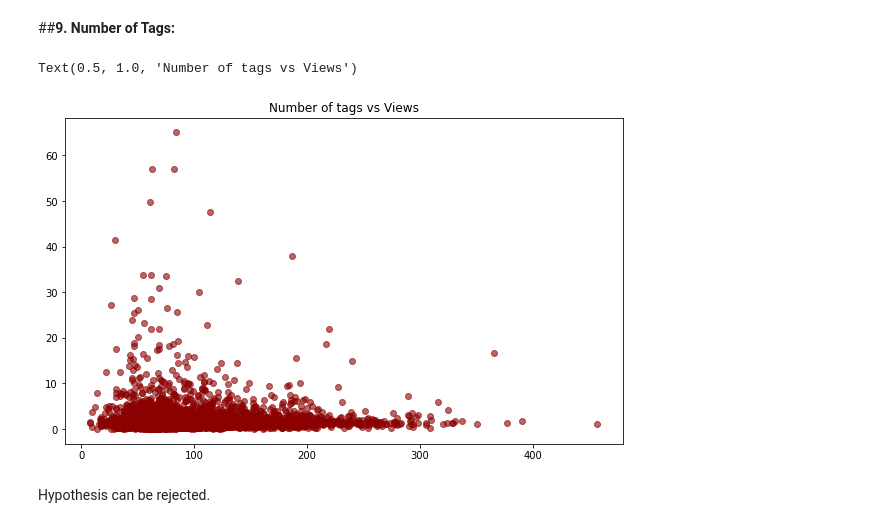
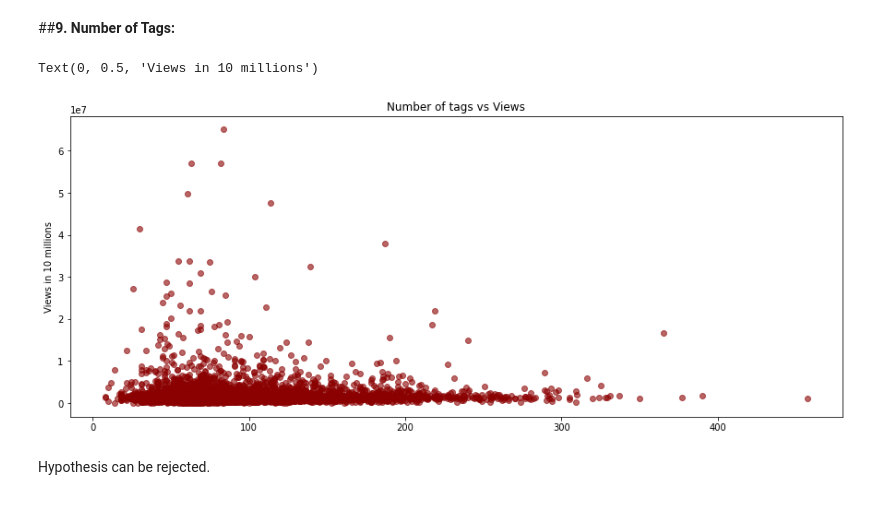
Before and after one commit to sspaulc/TED_TALKS_VIEWS_PREDICTION, a Jupyter notebook: Ted_Talk_Views_Prediction_13_SMAPE.ipynb, the cells around one changed output. Drawn from its saved outputs; the diff is of its cells as text; code cells hidden in the pictures.

```diff
--- a/Ted_Talk_Views_Prediction_13_SMAPE.ipynb
+++ b/Ted_Talk_Views_Prediction_13_SMAPE.ipynb
@@ -202,4 +244,4 @@ data['available_lang']= data['available_lang'].apply(convert_string_to_original_
 def length(x):
   return len(x)
 # %%
-data['available_lang']= data['available_lang'].apply(length)
+data['count_lang']= data['available_lang'].apply(length)
@@ -256,14 +363,14 @@ data['occupations'][0]
 #Let us see some of the most commonly occuring occupations by word cloud
 
 #making of word cloud from title column
-text = " ".join(topic for topic in data.occupations.astype(str))
+text = " ".join(topic for topic in occ_df.occupations.astype(str))
 print ("There are {} words in the combination of all Occupations.".format(len(text)))
 
 # Create and generate a word cloud image:
 wordcloud = WordCloud(background_color="white", width=800, height=400).generate(text)
 
 plt.axis("off")
-plt.rcParams["figure.figsize"] = (10,6)
+plt.rcParams["figure.figsize"] = (15,6)
 plt.tight_layout(pad=0)
 plt.imshow(wordcloud, interpolation='bilinear')
 plt.show()
@@ -487,12 +641,14 @@ def no_of_tags(x):
 # %%
 data['Num_tags']= data['topics'].apply(no_of_tags)
 # %%
-plt.scatter(x= data['Num_tags'],y=data['views']/1000000,color='darkred',alpha=0.6)
+plt.scatter(x= data['Num_tags'],y=data['views'],color='darkred',alpha=0.6)
 
 plt.title('Number of tags vs Views')
+
+plt.ylabel('Views in 10 millions')
 # %% [output]
-Text(0.5, 1.0, 'Number of tags vs Views')
+Text(0, 0.5, 'Views in 10 millions')
-[figure, old version]
+[figure, new version]
 # %% [markdown]
 Hypothesis can be rejected.
 # %% [markdown]
```
Also changed, not shown: parts of 130 cells of this notebook.
